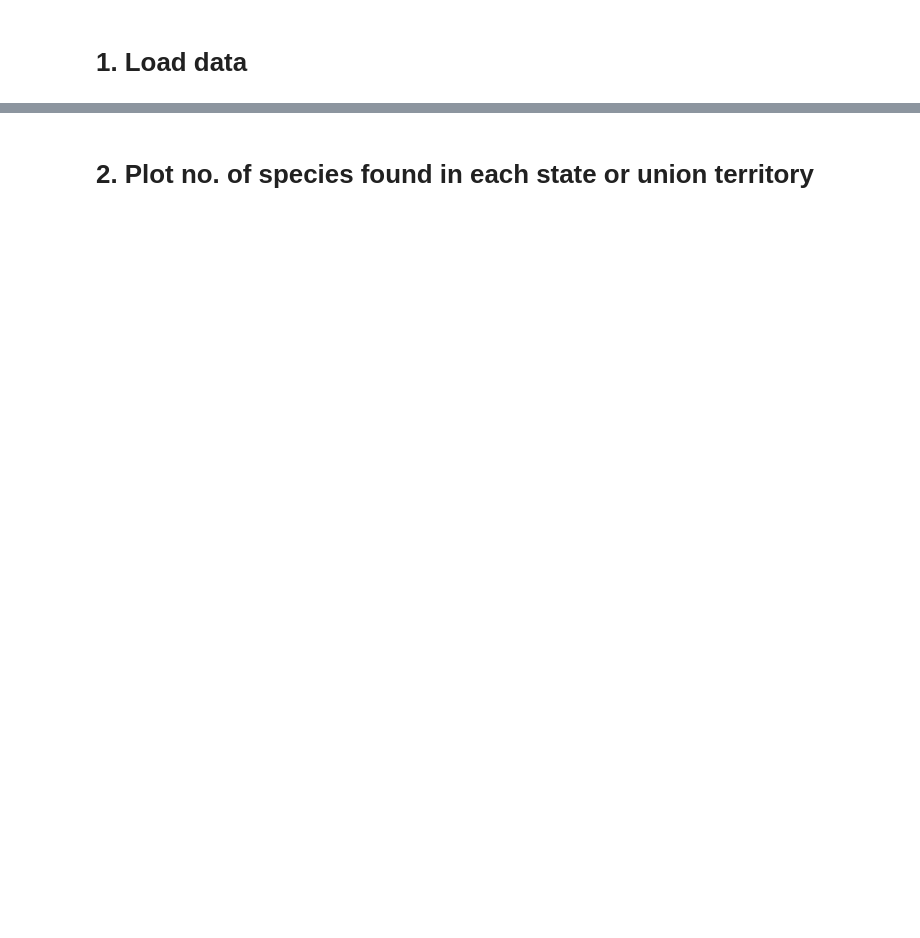
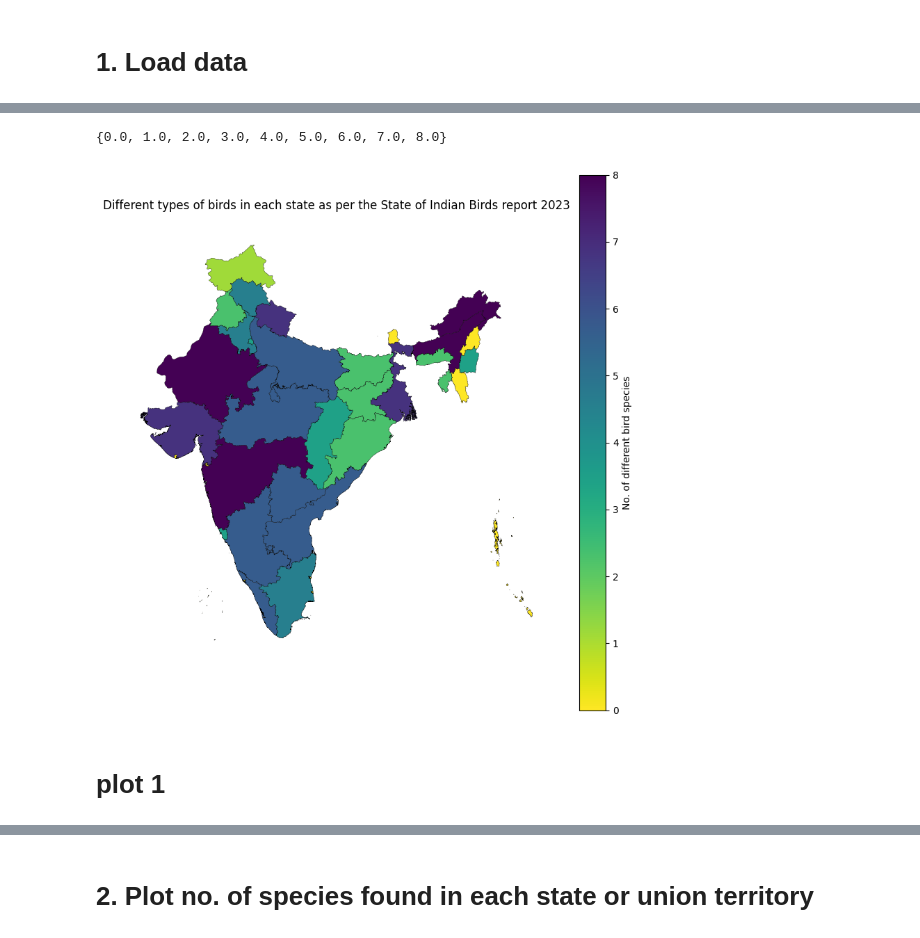
Before and after one commit to Adhikari-Priyanka/birds_vis, a Jupyter notebook: data_vis1.ipynb, the cells around one changed output, grey strips where cells are left out. Saved outputs shown, nothing was run; the diff lists cells and outputs as text; code cells hidden in the pictures; blank space fills up the shorter version.

```diff
--- a/data_vis1.ipynb
+++ b/data_vis1.ipynb
@@ -11,0 +103,38 @@ india = ind_adm1.to_crs(epsg='24378')
+# %%
+
+state_wise = cr_high.groupby('source').count().reset_index()[['source', 'Unnamed: 0']]
+result = pd.merge(india, state_wise, how='left', left_on='NAME_1', right_on='source')
+#result['Unnamed: 0'].isna()
+result['Unnamed: 0'].fillna(0, inplace=True)
+result['Unnamed: 0'] = round(result['Unnamed: 0'], 0)
+set(result['Unnamed: 0'])
+# %% [output]
+{0.0, 1.0, 2.0, 3.0, 4.0, 5.0, 6.0, 7.0, 8.0}
+# %%
+# Plot with color bar
+fig, ax = plt.subplots(1, 1, figsize=(10, 10))
+
+# Use a single color bar for the entire plot
+cax = plt.cm.ScalarMappable(cmap='viridis_r')
+cax.set_array([result['Unnamed: 0']])
+
+n=len(set(result['Unnamed: 0']))-1
+result.plot(column='Unnamed: 0',
+            scheme='quantiles', k=n, cmap='viridis_r',
+            edgecolor='black', linewidth=0.25,
+            ax=ax, cax=cax)
+
+ax.set_title('Different types of birds in each state as per the State of Indian Birds report 2023')
+ax.set_axis_off()
+ax.autoscale()
+
+# Set the color bar label
+cax.set_clim(result['Unnamed: 0'].min(), result['Unnamed: 0'].max())
+cbar = fig.colorbar(cax, ax=ax, format = '%0.0f')
+cbar.set_label('No. of different bird species')
+
+plt.show()
+# %% [output]
+[figure, added]
+# %% [markdown]
+# plot 1
```
Also changed, not shown: parts of 13 cells of this notebook, 4 other files.
